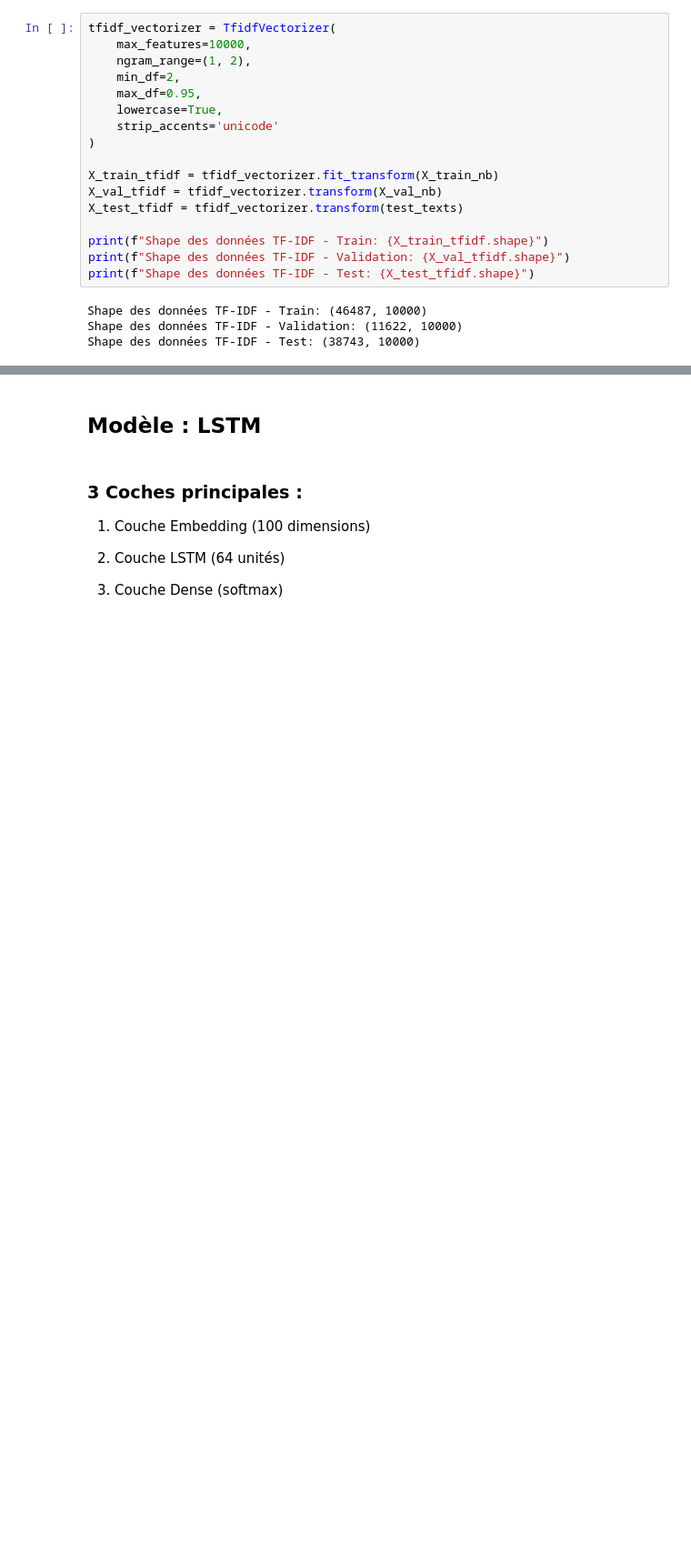
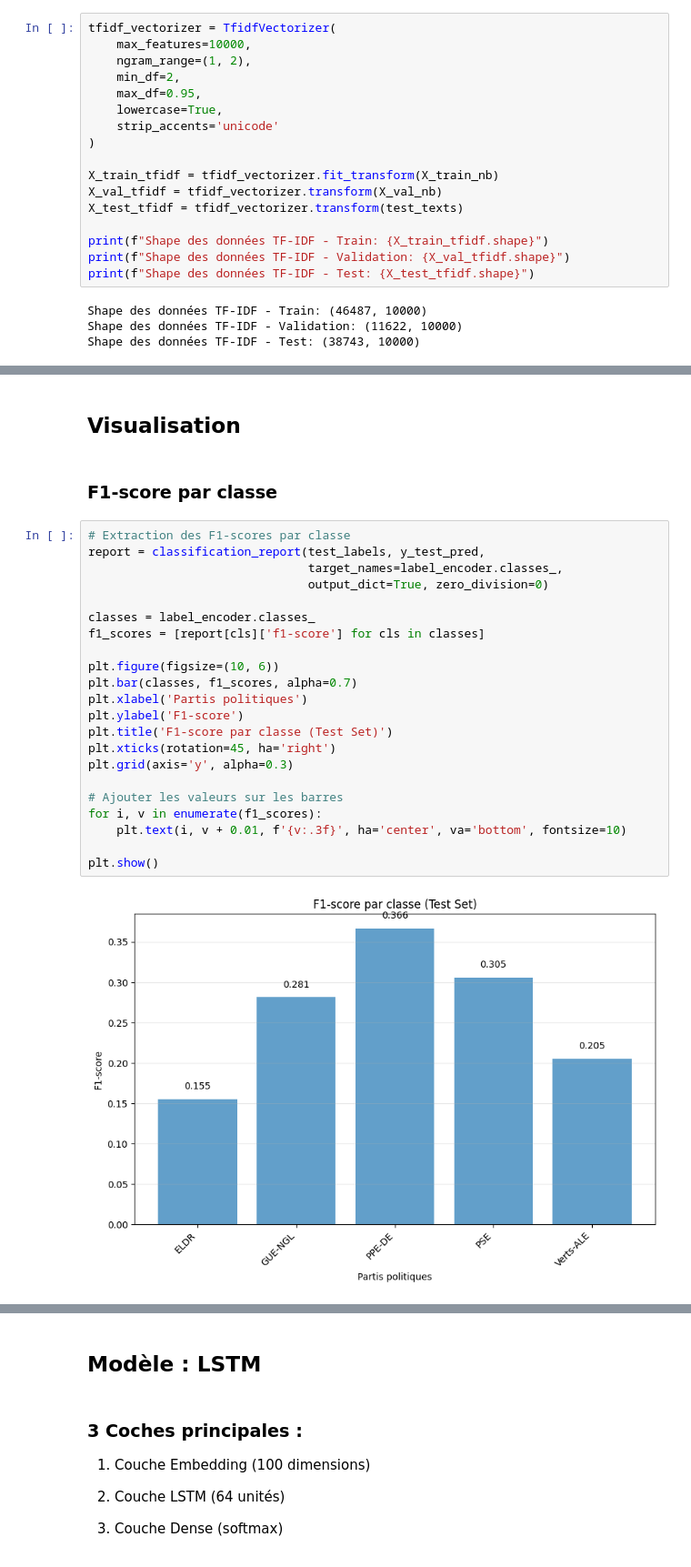
Before and after one commit to Xiaobo33/Apprentissage_artificiel, a Jupyter notebook: Projet_finale_LSTM.ipynb, the cells around one changed output, grey strips where cells are left out. Shown at 91% size. Saved outputs shown, nothing was run; the diff lists cells and outputs as text; blank space fills up the shorter version.

```diff
--- a/Projet_finale_LSTM.ipynb
+++ b/Projet_finale_LSTM.ipynb
@@ -536 +255,29 @@ frequence   0.3532   0.1855      0.2698
+# %% [markdown]
+## Visualisation
+# %% [markdown]
+### F1-score par classe
+# %%
+# Extraction des F1-scores par classe
+report = classification_report(test_labels, y_test_pred,
+                               target_names=label_encoder.classes_,
+                               output_dict=True, zero_division=0)
+
+classes = label_encoder.classes_
+f1_scores = [report[cls]['f1-score'] for cls in classes]
+
+plt.figure(figsize=(10, 6))
+plt.bar(classes, f1_scores, alpha=0.7)
+plt.xlabel('Partis politiques')
+plt.ylabel('F1-score')
+plt.title('F1-score par classe (Test Set)')
+plt.xticks(rotation=45, ha='right')
+plt.grid(axis='y', alpha=0.3)
+
+# Ajouter les valeurs sur les barres
+for i, v in enumerate(f1_scores):
+    plt.text(i, v + 0.01, f'{v:.3f}', ha='center', va='bottom', fontsize=10)
+
+plt.show()
+# %% [output]
+[figure, added]
 # %% [markdown]
```
Also changed, not shown: parts of 25 cells of this notebook.
